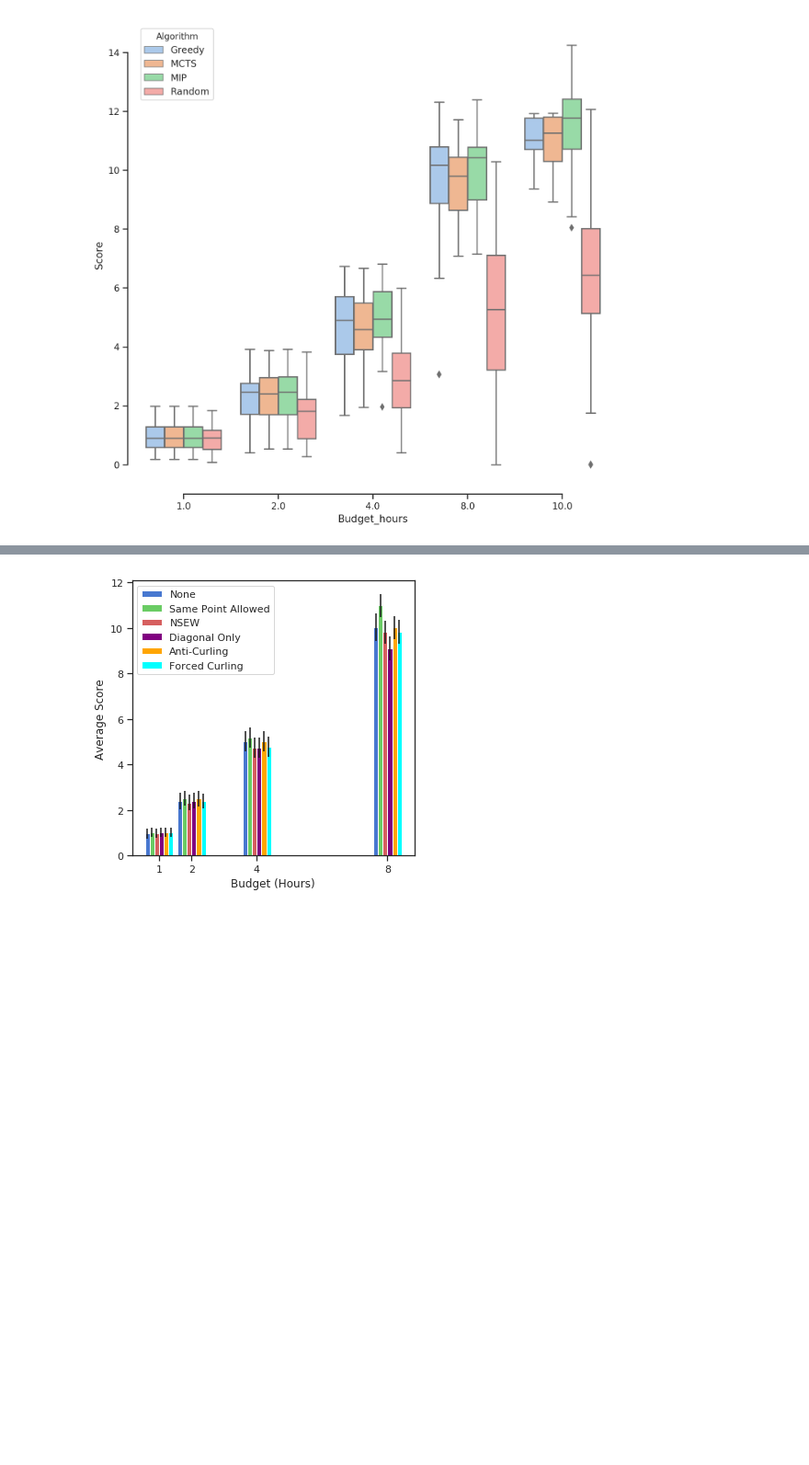
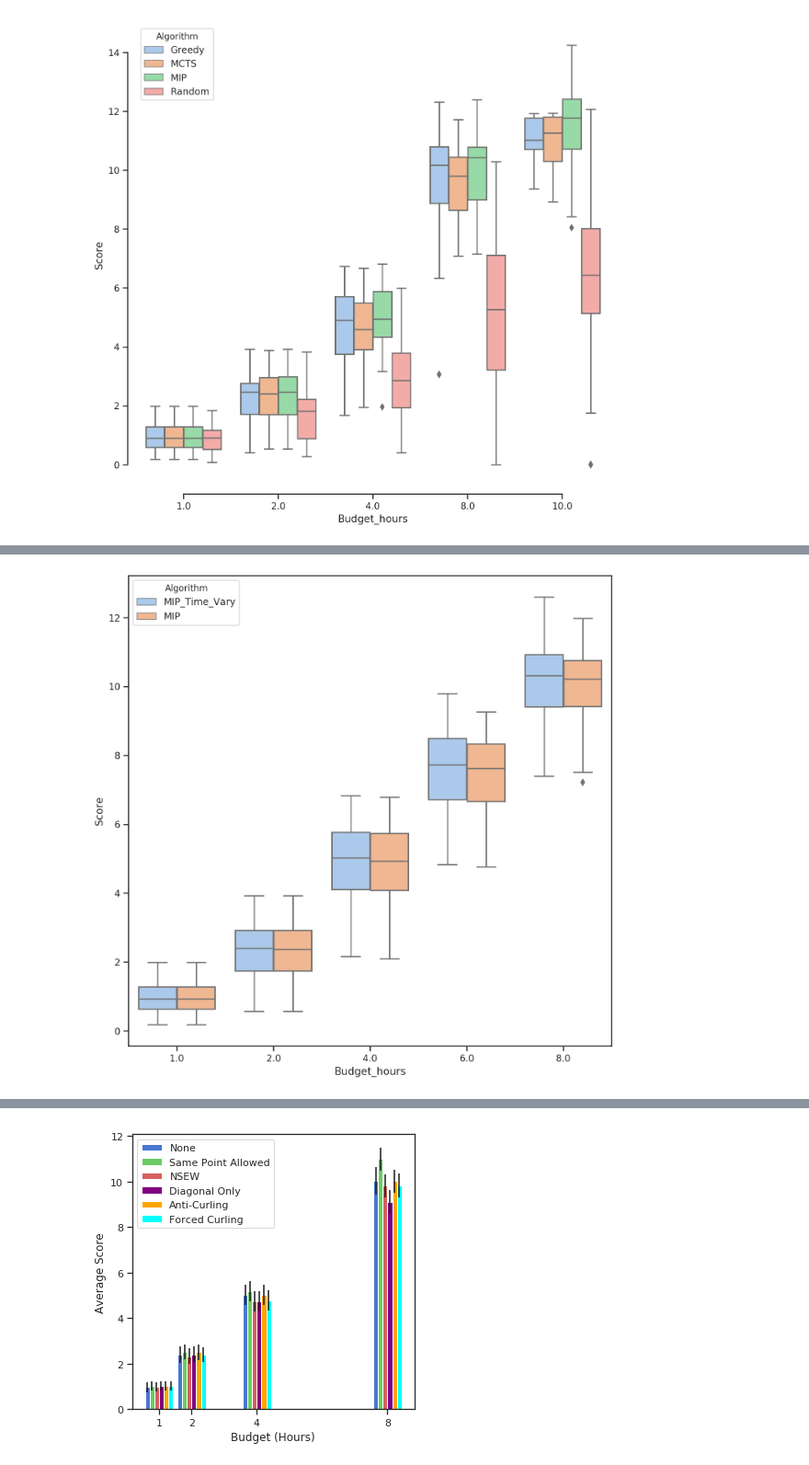
Before and after one commit to mlfrantz/OSU_MS_Robotics_Thesis, a Jupyter notebook: src/plotting_notebook.ipynb, the cells around one changed output, grey strips where cells are left out. Shown at 92% size. Saved outputs shown, nothing was run; the diff lists cells and outputs as text; code cells hidden in the pictures; blank space fills up the shorter version.

Commit message:
More plotting updates

```diff
--- a/src/plotting_notebook.ipynb
+++ b/src/plotting_notebook.ipynb
@@ -168,0 +171,28 @@ g.savefig('/home/mlfrantz/Documents/MIP_Research/mip_research/Pictures/' + 'cons
+# %%
+# This is line plot for time varying map testing
+# dataPath = 'data/budget_test_all_no_rand.csv'
+dataPath= 'data/time_vary_test.csv'
+file_path = os.path.join(os.path.abspath('..'), dataPath)
+df = pd.read_csv(file_path)
+nsewConstraint = ['Algorithm', 'Map_Center', 'Start', 'Score', 'Run_Time_(sec)', 'Budget_hours', 'Constraints']
+df = df.filter(nsewConstraint)
+
+# fig = plt.figure(figsize=(10,10), dpi=160, facecolor='w')
+fig = plt.figure(figsize=(10,10), dpi=160, facecolor='w')
+sns.set(style="ticks", palette="pastel")
+sns.boxplot(x="Budget_hours", y="Score",
+            hue="Algorithm", data=df.query("Budget_hours < 12"))
+# sns.despine(offset=10, trim=True)
+
+# g.despine(left=True)
+g.set_ylabels("Run Time (Seconds)")
+g.set_xlabels("Budget(Hours)")
+# h = plt.gca().get_lines()
+# lg = plt.legend(handles=h, labels=['a','b','c','d','e','f'], loc='best')
+# plt.legend(loc='upper left')
+
+plt.show()
+
+# g.savefig('/home/mlfrantz/Documents/MIP_Research/mip_research/Pictures/' + 'constraint_compare_time.eps', format='eps')
+# %% [output]
+[figure, added]
```
Also changed, not shown: parts of 4 cells of this notebook, 1 other file.
